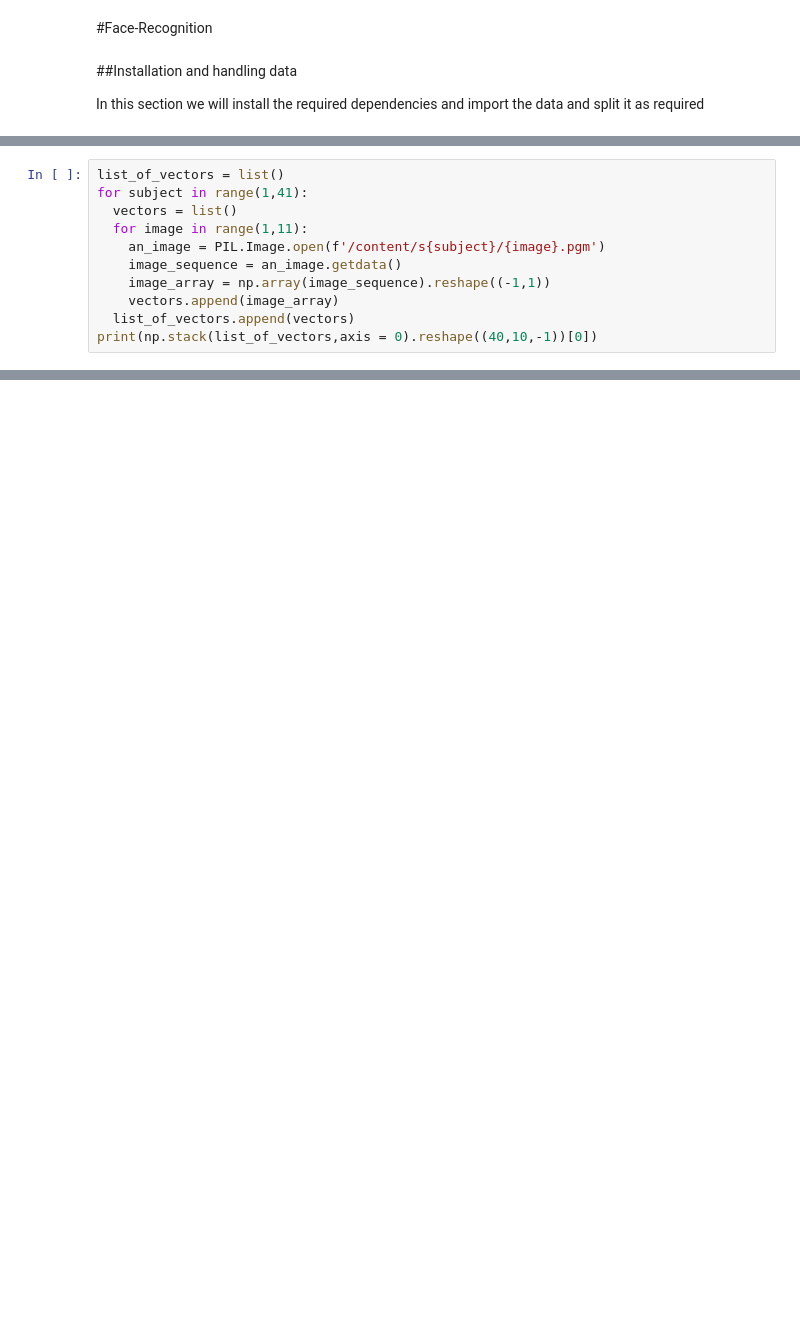
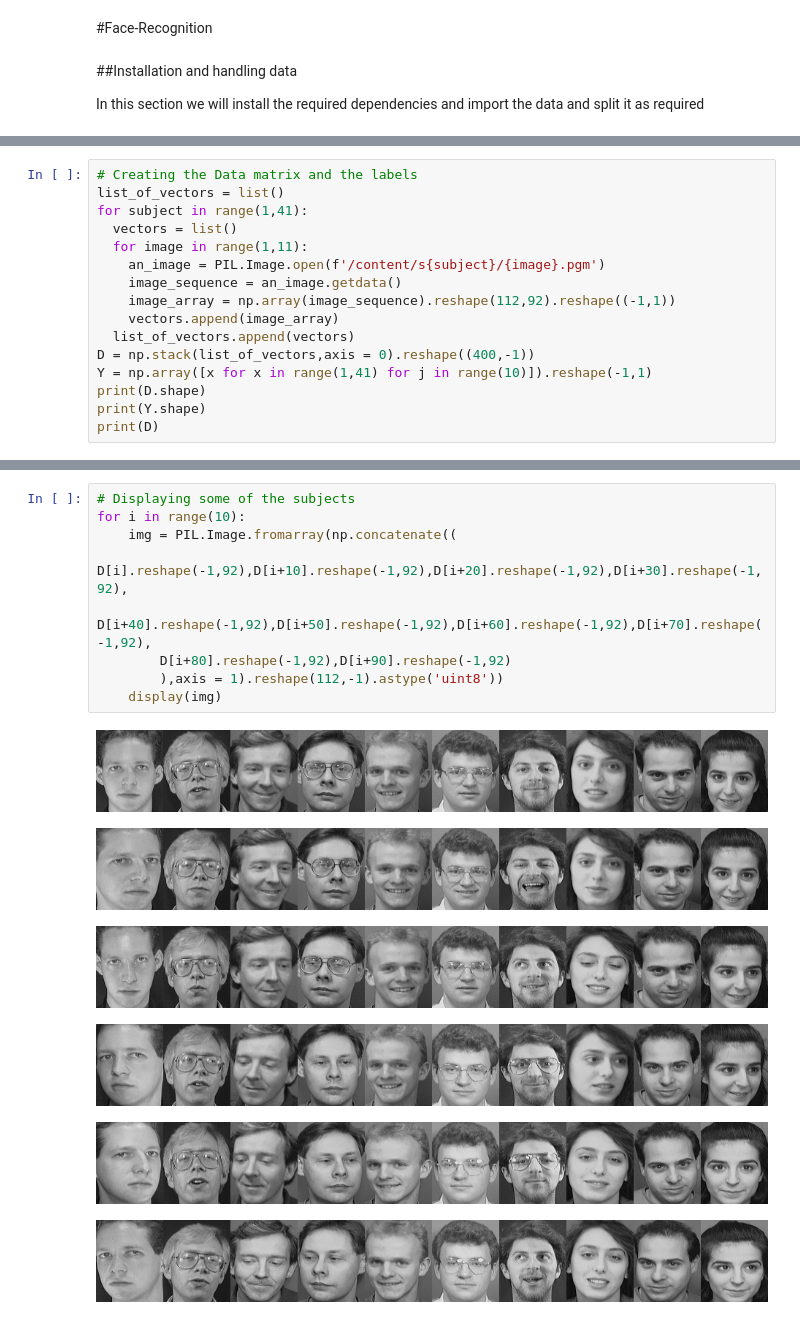
Before and after one commit to AmrMomtaz/Face-Recognition, a Jupyter notebook: Face_Recognition.ipynb, the cells around one changed output, grey strips where cells are left out. Drawn from its saved outputs; the diff is of its cells as text; blank space fills up the shorter version.

```diff
--- a/Face_Recognition.ipynb
+++ b/Face_Recognition.ipynb
@@ -23,12 +20,17 @@ Downloading att-database-of-faces.zip to /content
 # %%
+# Creating the Data matrix and the labels
 list_of_vectors = list()
 for subject in range(1,41):
   vectors = list()
   for image in range(1,11):
     an_image = PIL.Image.open(f'/content/s{subject}/{image}.pgm')
     image_sequence = an_image.getdata()
-    image_array = np.array(image_sequence).reshape((-1,1))
+    image_array = np.array(image_sequence).reshape(112,92).reshape((-1,1))
     vectors.append(image_array)
   list_of_vectors.append(vectors)
-print(np.stack(list_of_vectors,axis = 0).reshape((40,10,-1))[0])
+D = np.stack(list_of_vectors,axis = 0).reshape((400,-1))
+Y = np.array([x for x in range(1,41) for j in range(10)]).reshape(-1,1)
+print(D.shape)
+print(Y.shape)
+print(D)
 # %% [output]
@@ -41,0 +46,16 @@ print(np.stack(list_of_vectors,axis = 0).reshape((40,10,-1))[0])
+# %%
+# Displaying some of the subjects
+for i in range(10):
+    img = PIL.Image.fromarray(np.concatenate((
+        D[i].reshape(-1,92),D[i+10].reshape(-1,92),D[i+20].reshape(-1,92),D[i+30].reshape(-1,92),
+        D[i+40].reshape(-1,92),D[i+50].reshape(-1,92),D[i+60].reshape(-1,92),D[i+70].reshape(-1,92),
+        D[i+80].reshape(-1,92),D[i+90].reshape(-1,92)
+        ),axis = 1).reshape(112,-1).astype('uint8'))
+    display(img)
+# %% [output]
+[figure, added]
+[figure, added]
+[figure, added]
+[figure, added]
+[figure, added]
+[figure, added]
```
Also changed, not shown: parts of 4 cells of this notebook.
